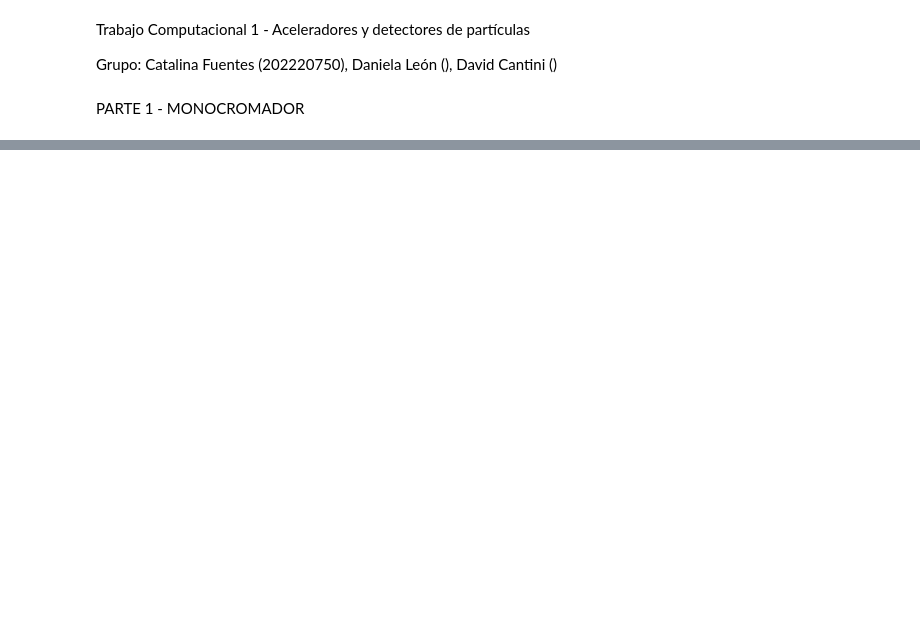
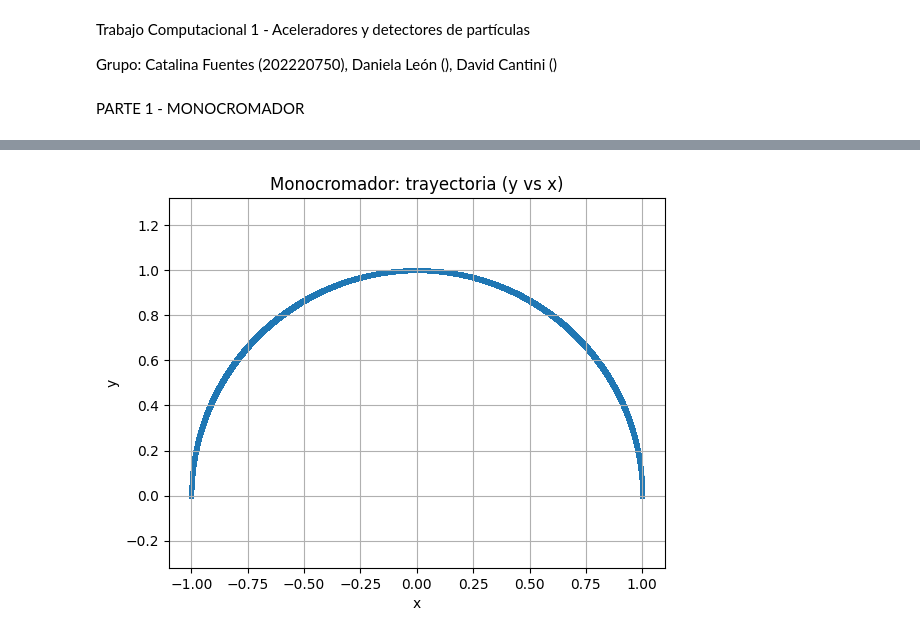
Before and after one commit to catfuentesr/Aceleradores_Trabajo_Computacional, a Jupyter notebook: Trabajo1/Trabajo1_Parte1.ipynb, the cells around one changed output, grey strips where cells are left out. Drawn from its saved outputs; the diff is of its cells as text; code cells hidden in the pictures; blank space fills up the shorter version.

```diff
--- a/Trabajo1/Trabajo1_Parte1.ipynb
+++ b/Trabajo1/Trabajo1_Parte1.ipynb
@@ -142,0 +7,98 @@ R_target (esperado) = 1.000000
+# %%
+import numpy as np
+import matplotlib.pyplot as plt
+
+# Parámetros
+M = 1.0
+q = 1.0
+B = 1.0
+dt = 1e-5
+t_max = 10.0
+
+# Condiciones iniciales
+R0 = 1.0
+x = R0
+y = 0.0
+vx = 0.0
+vy = 1.0
+
+# Listas para guardar datos
+xs, ys, ts, Rs = [], [], [], []
+
+t = 0.0
+theta = 0.0
+
+while t <= t_max and theta < np.pi:
+    R = np.sqrt(x**2 + y**2)
+    v = np.sqrt(vx**2 + vy**2)
+
+    if R == 0:
+        break
+
+    # Fuerza: magnitud q*v*B, dirección hacia el centro (-r_hat)
+    Fx = -q * v * B * (x / R)
+    Fy = -q * v * B * (y / R)
+
+    ax = Fx / M
+    ay = Fy / M
+
+    # Euler-Feynman / Euler-Cromer: primero velocidad, luego posición
+    vx = vx + ax * dt
+    vy = vy + ay * dt
+    x = x + vx * dt
+    y = y + vy * dt
+
+    t = t + dt
+
+    xs.append(x)
+    ys.append(y)
+    ts.append(t)
+    Rs.append(np.sqrt(x**2 + y**2))
+
+    # Ángulo como en la guía: arctan(y/x), pero corrigiendo el cuadrante a mano
+    if x != 0:
+        theta = np.arctan(y / x)
+    else:
+        theta = (np.pi / 2) if (y > 0) else (-np.pi / 2)
+
+    # Corrección de cuadrante para tener theta en [0, 2pi)
+    if x < 0:
+        theta = theta + np.pi
+    elif y < 0:
+        theta = theta + 2*np.pi
+
+# Resultado al llegar a 180°
+x_exit = xs[-1] if xs else x
+y_exit = ys[-1] if ys else y
+R_exit = np.sqrt(x_exit**2 + y_exit**2)
+
+print("Resultado (cuando theta ~ 180°):")
+print(f"x_salida = {x_exit:.6f}")
+print(f"y_salida = {y_exit:.6f}")
+print(f"R_salida = {R_exit:.6f}")
+print(f"-R (desde x) ~ {-x_exit:.6f}")
+
+# Plot 1: Scatterplot y vs x
+plt.figure()
+plt.scatter(xs, ys, s=6)
+plt.xlabel("x")
+plt.ylabel("y")
+plt.title("Monocromador: trayectoria (y vs x)")
+plt.axis("equal")
+plt.grid(True)
+plt.show()
+
+# Plot 2: Scatterplot R vs t
+plt.figure()
+plt.scatter(ts, Rs, s=6)
+plt.xlabel("t")
+plt.ylabel("R = sqrt(x^2 + y^2)")
+plt.title("Monocromador: R vs t")
+plt.grid(True)
+
+Rmin, Rmax = np.min(Rs), np.max(Rs)
+margin = 5 * (Rmax - Rmin)
+plt.ylim(Rmin - margin, Rmax + margin)
+
+plt.show()
+# %% [output]
@@ -142,0 +110 @@ R_target (esperado) = 1.000000
+[figure, added]
```
Also changed, not shown: parts of 2 cells of this notebook.
